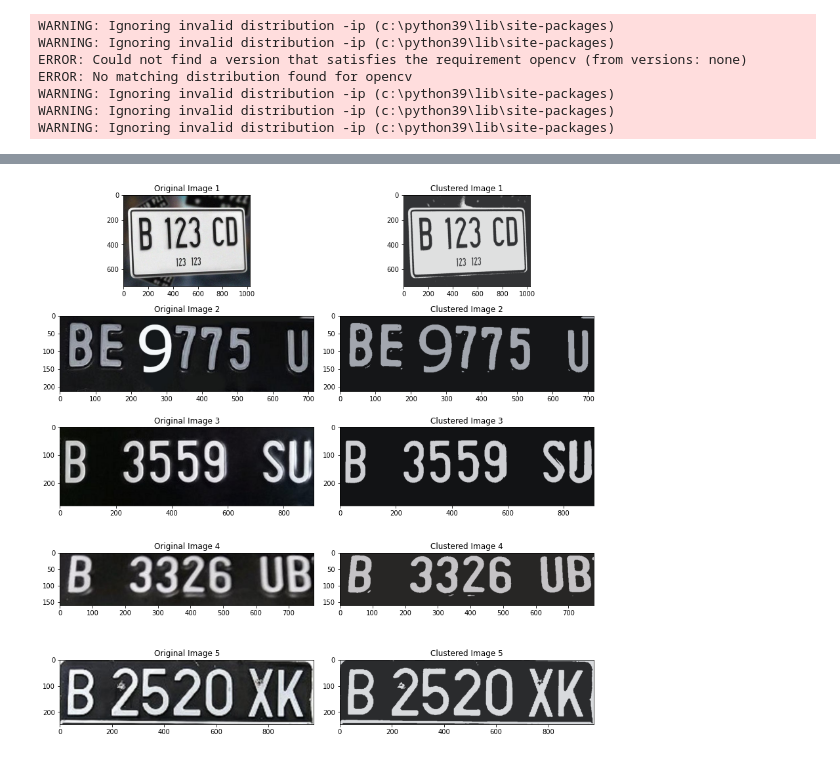
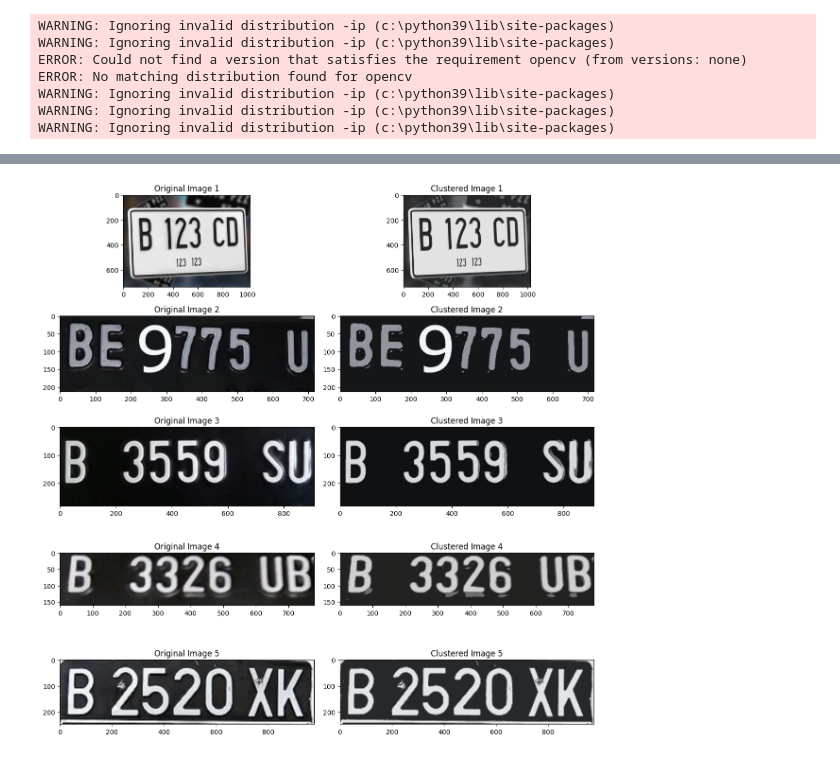
Before and after one commit to 4RSIM3R/sastra_mesin, a Jupyter notebook: uts.ipynb, the cells around one changed output, grey strips where cells are left out. Saved outputs shown, nothing was run; the diff lists cells and outputs as text; code cells hidden in the pictures.

```diff
--- a/uts.ipynb
+++ b/uts.ipynb
@@ -89,38 +148,38 @@ for img in images:
 # %%
 # K-means clustering parameters
-criteria = (cv2.TERM_CRITERIA_EPS + cv2.TERM_CRITERIA_MAX_ITER, 100, 0.85)
-k = 2
+criteria = (cv2.TERM_CRITERIA_EPS + cv2.TERM_CRITERIA_MAX_ITER, 100, 0.9)
+k = 3 # how much cluster, how much dominant color
 
 # Create a list to store clustered images
 clustered_images = []
 
 # Create a figure to display all images
 plt.figure(figsize=(12, 12))
 
 # Ensure that 'i' is within the valid range
 for i, pixel_vals in enumerate(processed_pixel_vals_list):
     if i < len(images):
         # Perform k-means clustering
         retval, labels, centers = cv2.kmeans(pixel_vals, k, None, criteria, 10, cv2.KMEANS_RANDOM_CENTERS)
 
         # Convert data into 8-bit values
         centers = np.uint8(centers)
         segmented_data = centers[labels.flatten()]
 
         # Reshape data into the original image dimensions
         segmented_image = segmented_data.reshape((images[i].shape))
         clustered_images.append(segmented_image)
 
         # Display the original and clustered images in subplots
         plt.subplot(5, 2, 2 * i + 1)  # 5 rows, 2 columns
         plt.imshow(cv2.cvtColor(images[i], cv2.COLOR_BGR2RGB))
         plt.title(f'Original Image {i + 1}')
 
         plt.subplot(5, 2, 2 * i + 2)  # 5 rows, 2 columns
         plt.imshow(cv2.cvtColor(segmented_image, cv2.COLOR_BGR2RGB))
         plt.title(f'Clustered Image {i + 1}')
 
 plt.tight_layout()
 plt.show()
 # %% [output]
-[figure, old version]
+[figure, new version]
```
Also changed, not shown: parts of 10 cells of this notebook.
